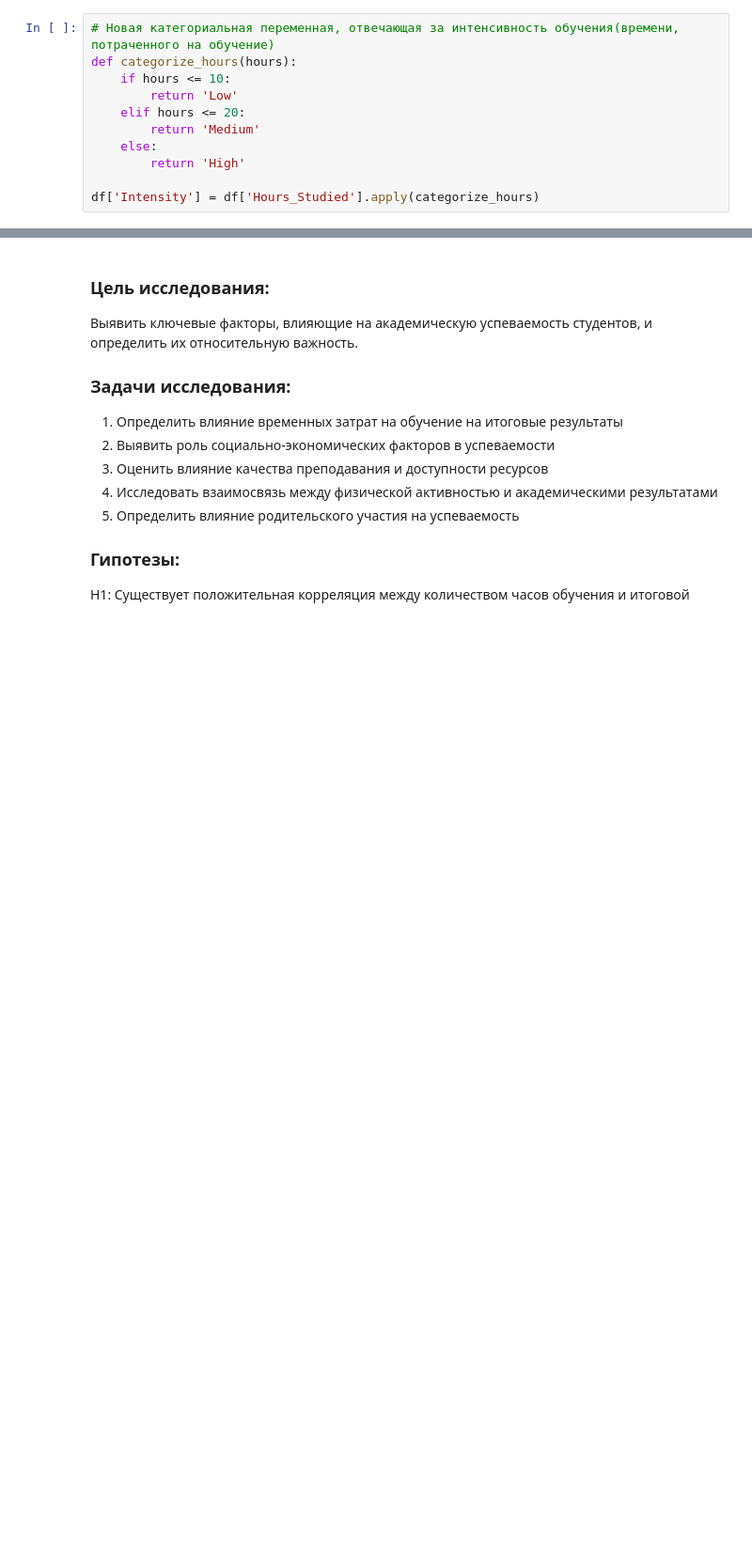
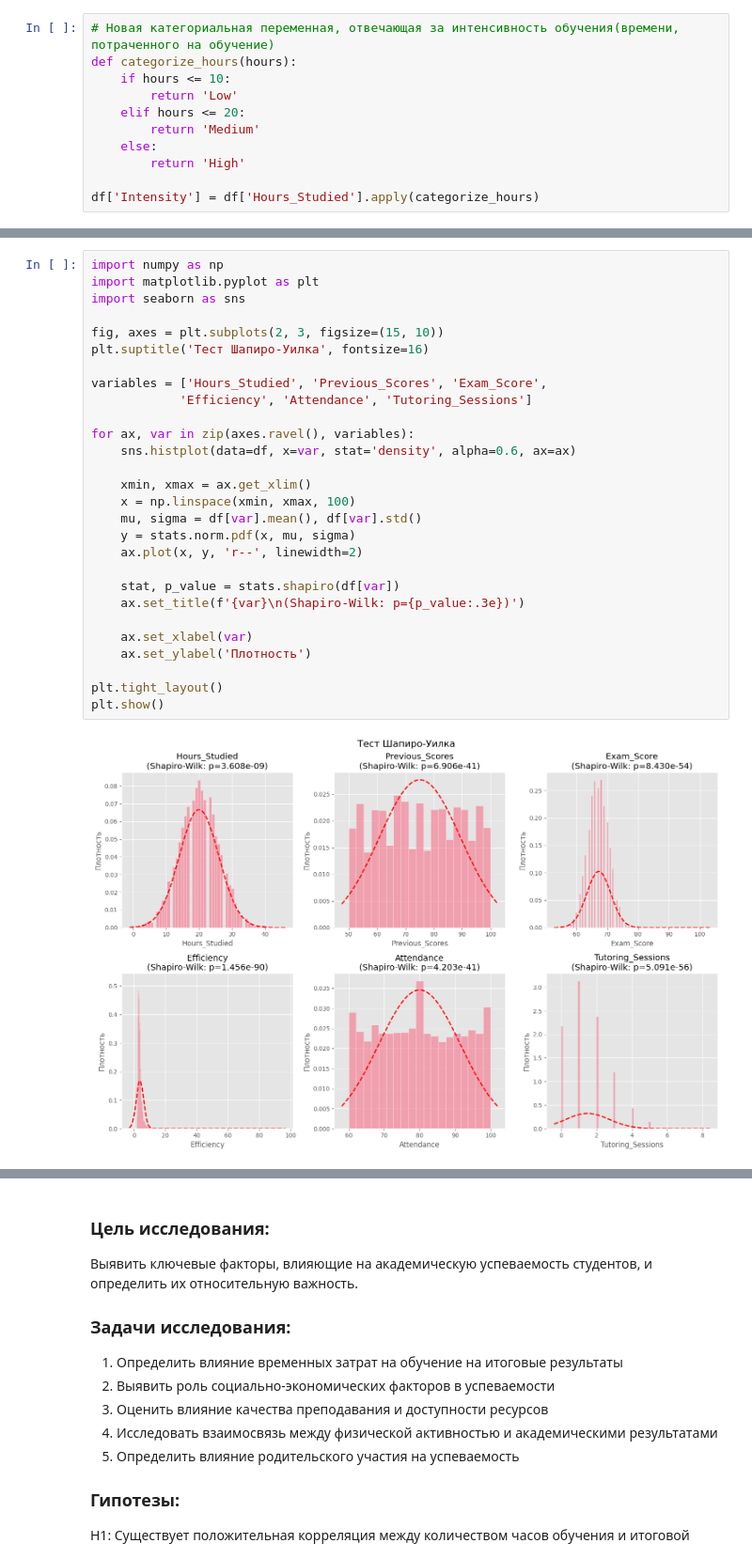
Before and after one commit to w1sq/data_science_project, a Jupyter notebook: Кокорев.ipynb, the cells around one changed output, grey strips where cells are left out. Shown at 94% size. Cells and saved outputs as stored; diff of their text form; blank space fills up the shorter version.

```diff
--- a/Кокорев.ipynb
+++ b/Кокорев.ipynb
@@ -77,0 +114,30 @@ df['Intensity'] = df['Hours_Studied'].apply(categorize_hours)
+# %%
+import numpy as np
+import matplotlib.pyplot as plt
+import seaborn as sns
+
+fig, axes = plt.subplots(2, 3, figsize=(15, 10))
+plt.suptitle('Тест Шапиро-Уилка', fontsize=16)
+
+variables = ['Hours_Studied', 'Previous_Scores', 'Exam_Score',
+            'Efficiency', 'Attendance', 'Tutoring_Sessions']
+
+for ax, var in zip(axes.ravel(), variables):
+    sns.histplot(data=df, x=var, stat='density', alpha=0.6, ax=ax)
+
+    xmin, xmax = ax.get_xlim()
+    x = np.linspace(xmin, xmax, 100)
+    mu, sigma = df[var].mean(), df[var].std()
+    y = stats.norm.pdf(x, mu, sigma)
+    ax.plot(x, y, 'r--', linewidth=2)
+
+    stat, p_value = stats.shapiro(df[var])
+    ax.set_title(f'{var}\n(Shapiro-Wilk: p={p_value:.3e})')
+
+    ax.set_xlabel(var)
+    ax.set_ylabel('Плотность')
+
+plt.tight_layout()
+plt.show()
+# %% [output]
+[figure, added]
```
Also changed, not shown: parts of 9 cells of this notebook, 1 other file.
